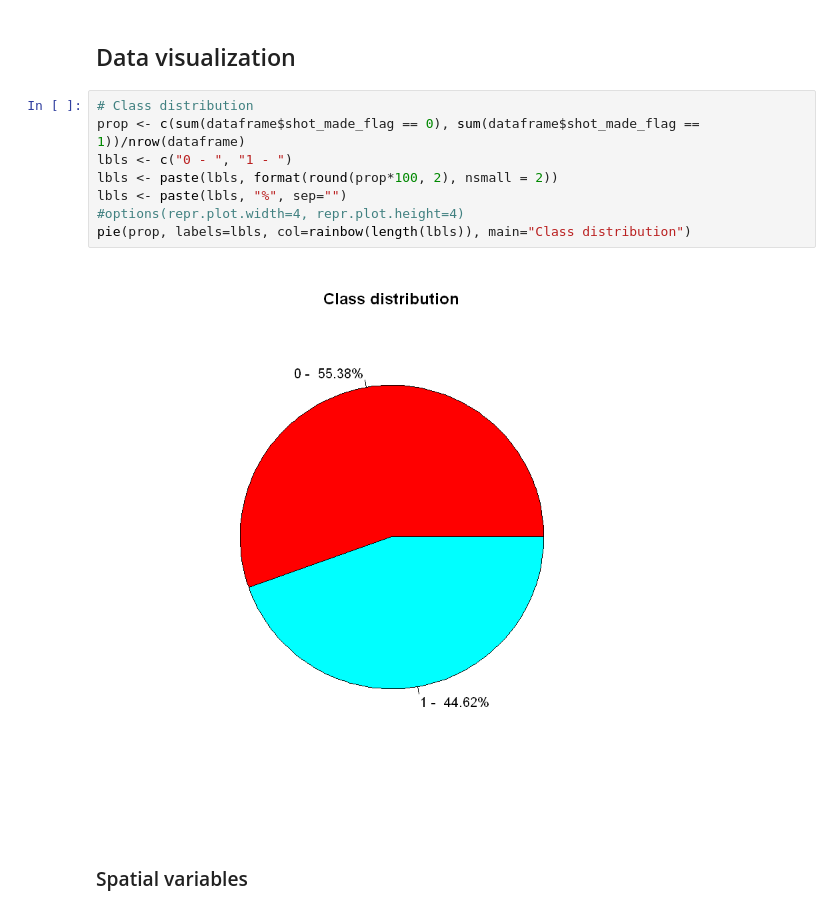
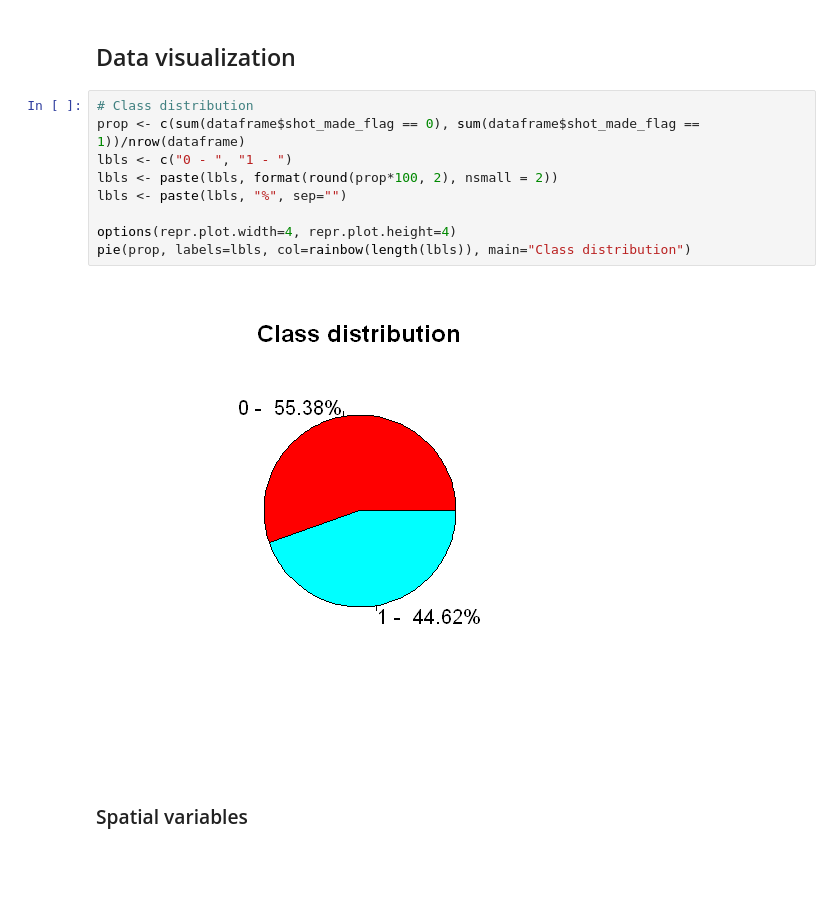
Before and after one commit to brunocalou/Kobe-Bryant-Shot-Selection, a Jupyter notebook: app.ipynb, the cells around one changed output. Saved outputs shown, nothing was run; the diff lists cells and outputs as text; blank space fills up the shorter version.

```diff
--- a/app.ipynb
+++ b/app.ipynb
@@ -107,13 +118,14 @@ summary(categorical_columns)
 # %%
 # Class distribution
 prop <- c(sum(dataframe$shot_made_flag == 0), sum(dataframe$shot_made_flag == 1))/nrow(dataframe)
 lbls <- c("0 - ", "1 - ")
 lbls <- paste(lbls, format(round(prop*100, 2), nsmall = 2))
 lbls <- paste(lbls, "%", sep="")
-#options(repr.plot.width=4, repr.plot.height=4)
+
+options(repr.plot.width=4, repr.plot.height=4)
 pie(prop, labels=lbls, col=rainbow(length(lbls)), main="Class distribution")
 # %% [output]
-[figure, old version]
+[figure, new version]
 # %% [markdown]
 ### Spatial variables
 # %%
```
Also changed, not shown: parts of 7 cells of this notebook, 1 other file.
